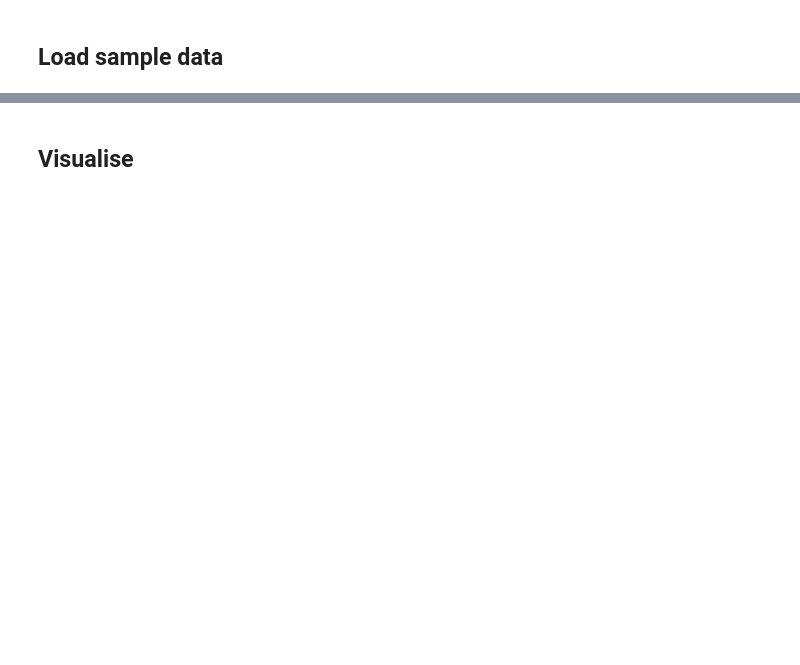
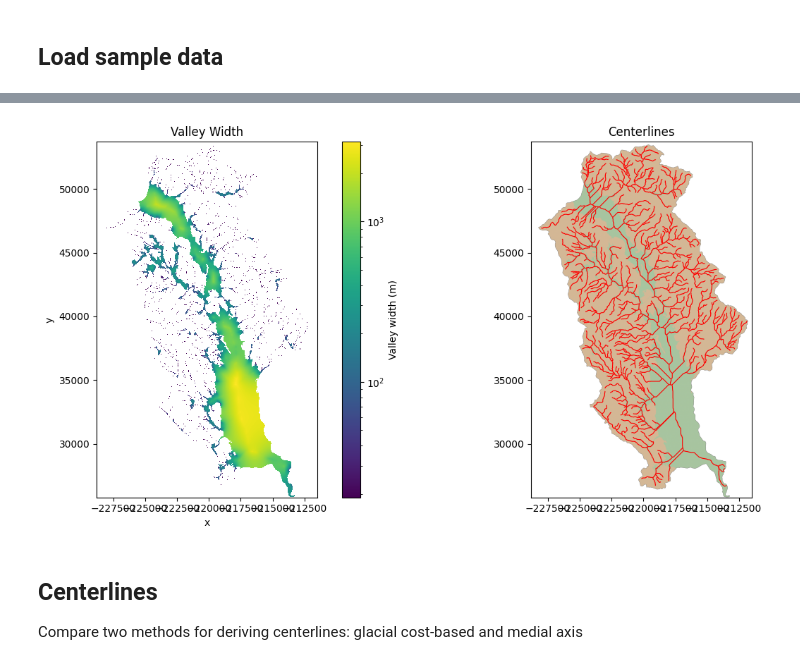
Before and after one commit to avkoehl/valley-axis, a Jupyter notebook: examples/valley_axis_demo.ipynb, the cells around one changed output, grey strips where cells are left out. Saved outputs shown, nothing was run; the diff lists cells and outputs as text; code cells hidden in the pictures; blank space fills up the shorter version.

Commit message:
complete refactor, now have multiple methods for centerlines as well as for widths

```diff
--- a/examples/valley_axis_demo.ipynb
+++ b/examples/valley_axis_demo.ipynb
@@ -17,8 +43,8 @@ from valley_axis.sample_data import get_sample_data
 # %%
 data = get_sample_data()
 
-dem = rioxarray.open_rasterio(data["dem"]).squeeze()
-region = rioxarray.open_rasterio(data["region"]).squeeze()
+dem = rxr.open_rasterio(data["dem"]).squeeze()
+region = rxr.open_rasterio(data["region"]).squeeze()
 flowlines = gpd.read_file(data["flowlines"])
 
 print(f"DEM shape: {dem.shape}, CRS: {dem.rio.crs}")
@@ -33,6 +59,12 @@ Flowlines: 248 features
 # %%
-centerlines_gdf, centerlines_raster, widths_raster = derive_axis(dem, region, flowlines)
+centerlines_gdf, centerlines_raster, widths = va.measure_width(
+    dem=dem,
+    region_raster=region,
+    flowlines=flowlines,
+    centerline_method="skeleton",
+    width_method="laplace",
+)
 
 print(f"Centerline segments: {len(centerlines_gdf)}")
 print(f"Centerlines raster — non-zero pixels: {(centerlines_raster.values > 0).sum()}")
-print(f"Widths raster — valid pixels: {(~__import__('numpy').isnan(widths_raster)).sum()}")
+print(f"Widths raster — valid pixels: {(~__import__('numpy').isnan(widths)).sum.item()()}")
@@ -39,2 +80,0 @@ print(f"Widths raster — valid pixels: {(~__import__('numpy').isnan(widths_rast
-# %% [markdown]
-## Visualise
@@ -87,0 +81,22 @@ plt.show()
+# %%
+fig, axes = plt.subplots(1, 2, figsize=(14, 6))
+
+norm = LogNorm(vmin=widths.min(), vmax=widths.max())
+
+widths.plot(ax=axes[0], cmap="viridis", norm=norm, cbar_kwargs={"label": "Valley width (m)"})
+axes[0].set_title("Valley Width")
+axes[0].set_aspect("equal")
+
+plot_region(axes[1], region)
+centerlines_gdf.plot(ax=axes[1], color="red", linewidth=0.8)
+axes[1].set_title("Centerlines")
+axes[1].set_aspect("equal")
+
+plt.tight_layout()
+plt.show()
+# %% [output]
+[figure, added]
+# %% [markdown]
+## Centerlines
+
+Compare two methods for deriving centerlines: glacial cost-based and medial axis
```
Also changed, not shown: parts of 12 cells of this notebook, 16 other files.
